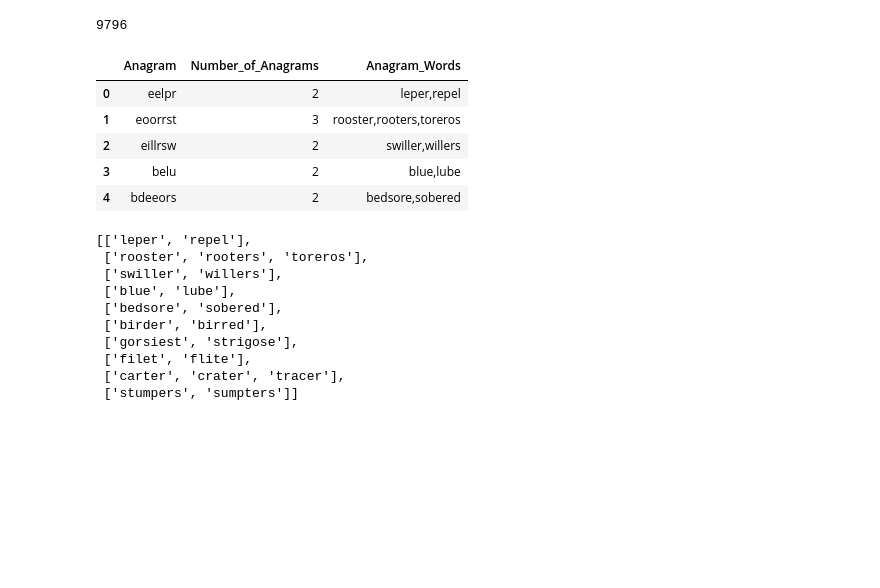
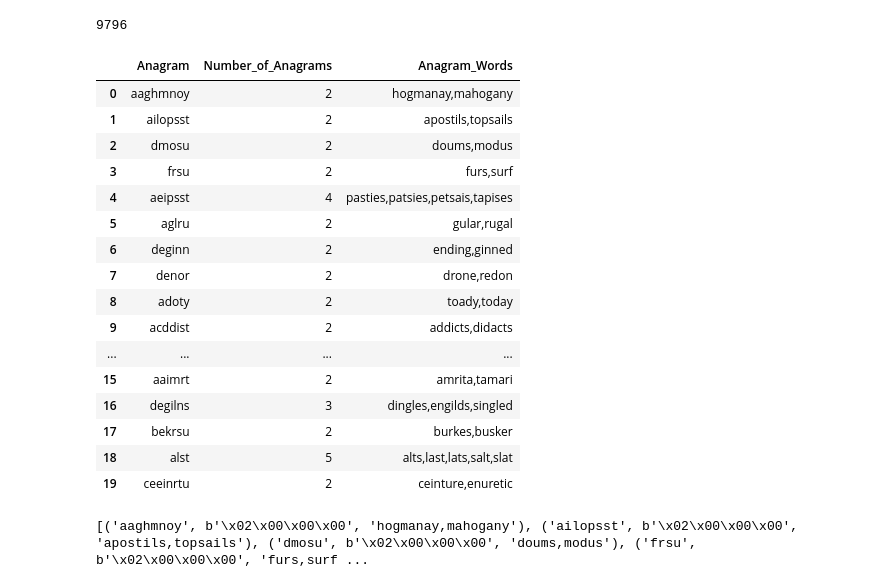
Before and after one commit to rlshuhart/HW4_Scrabble_Anagrams, a Jupyter notebook: Homework4.ipynb, the cells around one changed output. Saved outputs shown, nothing was run; the diff lists cells and outputs as text; code cells hidden in the pictures; blank space fills up the shorter version.

Commit message:
can't figure out sqlite storing number with weird characters

```diff
--- a/Homework4.ipynb
+++ b/Homework4.ipynb
@@ -108,26 +113,27 @@ len(anagrams_no_punc)
 #Question 4
 df=pd.DataFrame()
 df = pd.DataFrame(anagram_keys, columns=['Anagram'])
-df['Number_of_Anagrams'] = pd.DataFrame(anagram_lengths)
+df['Number_of_Anagrams'] = anagram_lengths
+#Numbers are as int64 type which does not work well with sqlite
+df['Number_of_Anagrams'] = df['Number_of_Anagrams'].astype(int)
 df['Anagram_Words'] = pd.DataFrame(anagrams_no_punc)
-df.head()
-# %% [output]
-|  | Anagram | Number_of_Anagrams | Anagram_Words |
-| 0 | eelpr | 2 | leper,repel |
-| 1 | eoorrst | 3 | rooster,rooters,toreros |
-| 2 | eillrsw | 2 | swiller,willers |
-| 3 | belu | 2 | blue,lube |
-| 4 | bdeeors | 2 | bedsore,sobered |
-# %%
-anagrams[0:10]
-# %% [output]
-[['leper', 'repel'],
- ['rooster', 'rooters', 'toreros'],
- ['swiller', 'willers'],
- ['blue', 'lube'],
- ['bedsore', 'sobered'],
- ['birder', 'birred'],
- ['gorsiest', 'strigose'],
- ['filet', 'flite'],
- ['carter', 'crater', 'tracer'],
- ['stumpers', 'sumpters']]
+# %%
+df.head(20)
+# %% [output]
+|  | Anagram | Number_of_Anagrams | Anagram_Words |
+| 0 | aaghmnoy | 2 | hogmanay,mahogany |
+| 1 | ailopsst | 2 | apostils,topsails |
+| 2 | dmosu | 2 | doums,modus |
+| 3 | frsu | 2 | furs,surf |
+| 4 | aeipsst | 4 | pasties,patsies,petsais,tapises |
+| 5 | aglru | 2 | gular,rugal |
+| 6 | deginn | 2 | ending,ginned |
+| 7 | denor | 2 | drone,redon |
+| 8 | adoty | 2 | toady,today |
+| 9 | acddist | 2 | addicts,didacts |
+| ... | ... | ... | ... |
+| 15 | aaimrt | 2 | amrita,tamari |
+| 16 | degilns | 3 | dingles,engilds,singled |
+| 17 | bekrsu | 2 | burkes,busker |
+| 18 | alst | 5 | alts,last,lats,salt,slat |
+| 19 | ceeinrtu | 2 | ceinture,enuretic |
@@ -133,0 +167,6 @@ anagrams[0:10]
+# %%
+c.execute('SELECT * FROM data')
+print(c.fetchall())
+conn.close()
+# %% [output]
+[('aaghmnoy', b'\x02\x00\x00\x00', 'hogmanay,mahogany'), ('ailopsst', b'\x02\x00\x00\x00', 'apostils,topsails'), ('dmosu', b'\x02\x00\x00\x00', 'doums,modus'), ('frsu', b'\x02\x00\x00\x00', 'furs,surf ...
```
Also changed, not shown: parts of 8 cells of this notebook.
